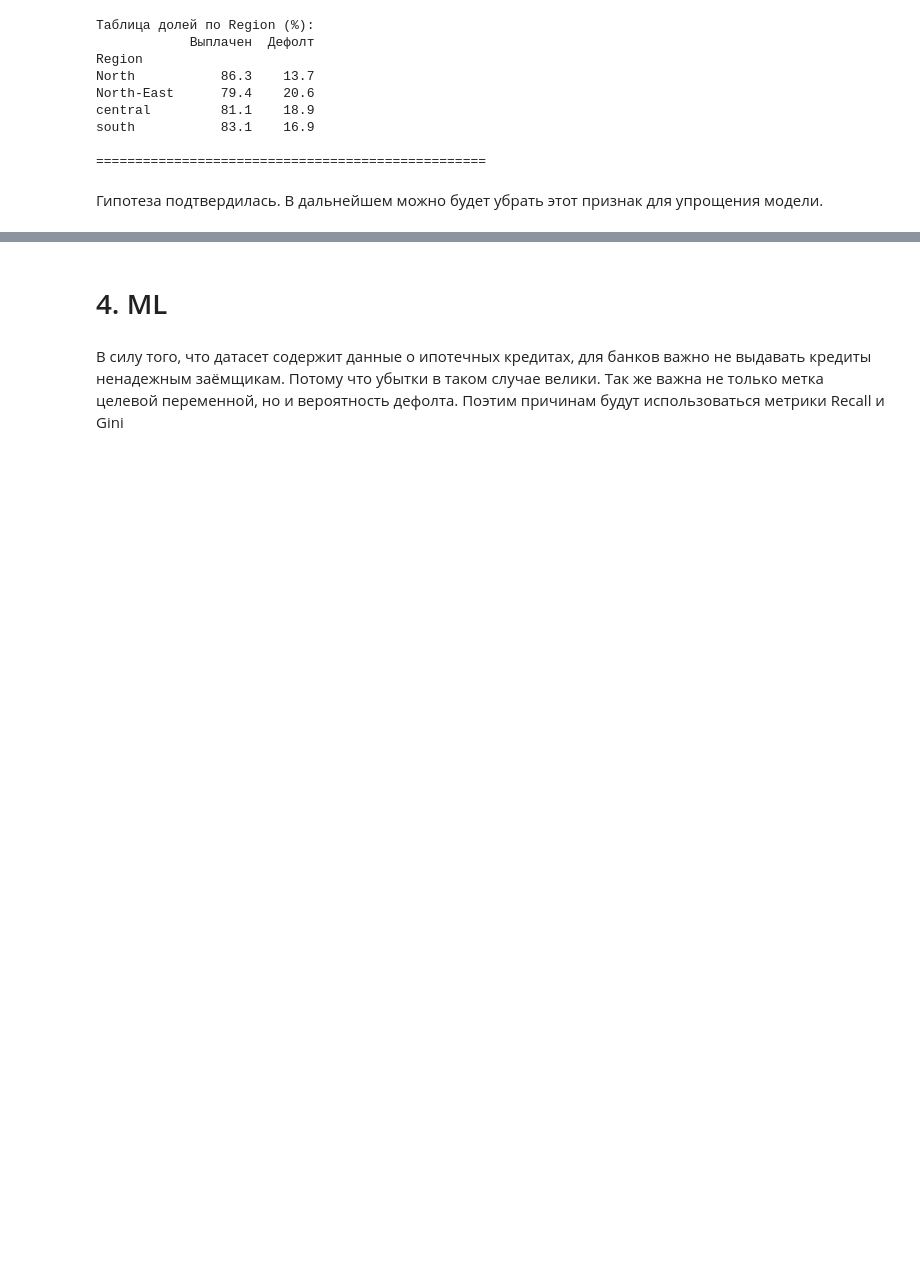
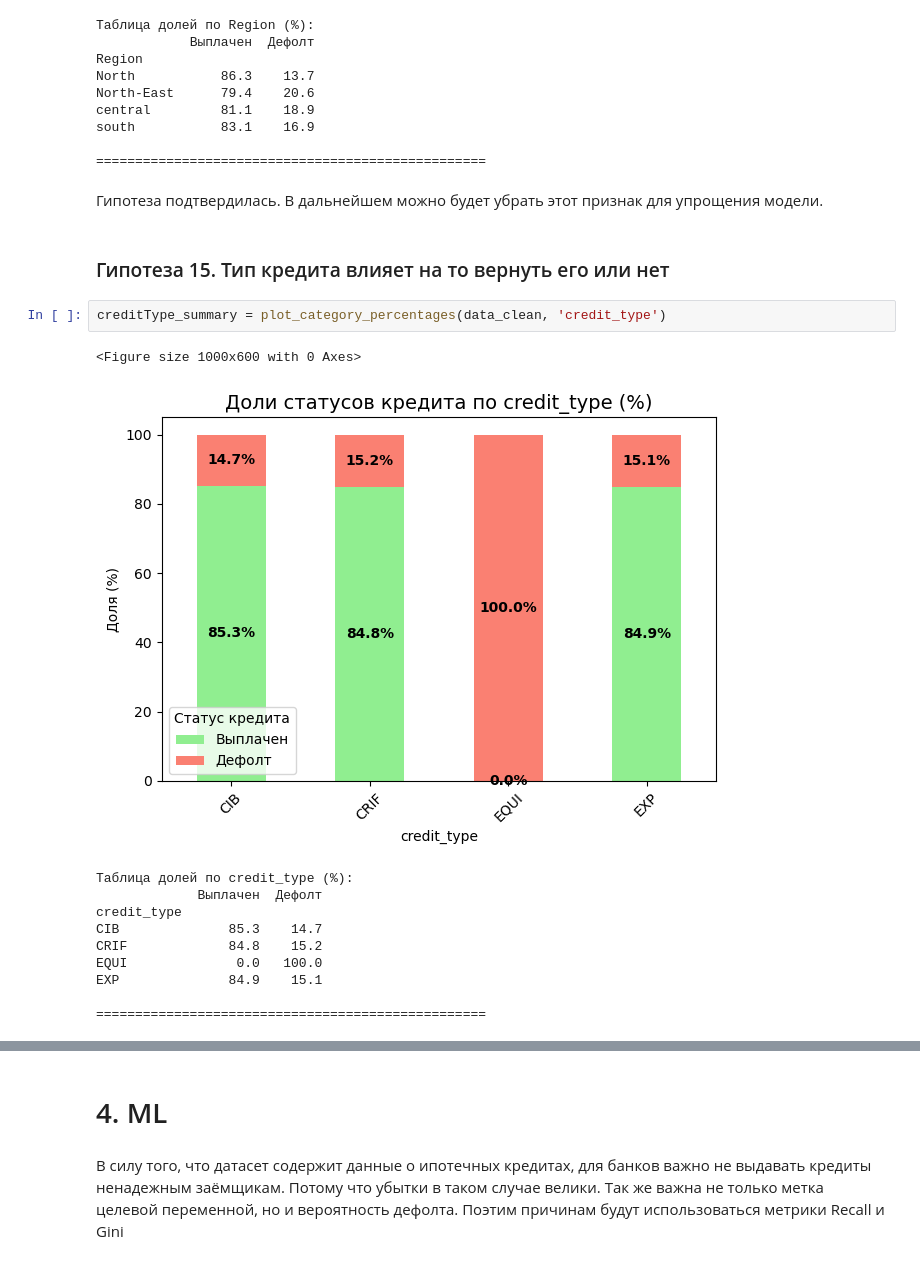
Before and after one commit to StoryTeller72/CreditScoring, a Jupyter notebook: CreditScore.ipynb, the cells around one changed output, grey strips where cells are left out. Cells and saved outputs as stored; diff of their text form; blank space fills up the shorter version.

```diff
--- a/CreditScore.ipynb
+++ b/CreditScore.ipynb
@@ -906,3 +947,19 @@ south           83.1    16.9
 ==================================================
 # %% [markdown]
 Гипотеза подтвердилась. В дальнейшем можно будет убрать этот признак для упрощения модели.
+# %% [markdown]
+### Гипотеза 15. Тип кредита влияет на то вернуть его или нет
+# %%
+creditType_summary = plot_category_percentages(data_clean, 'credit_type')
+# %% [output]
+<Figure size 1000x600 with 0 Axes>
+[figure, added]
+Таблица долей по credit_type (%):
+             Выплачен  Дефолт
+credit_type
+CIB              85.3    14.7
+CRIF             84.8    15.2
+EQUI              0.0   100.0
+EXP              84.9    15.1
+
+==================================================
```
Also changed, not shown: parts of 129 cells of this notebook, 6 other files.
